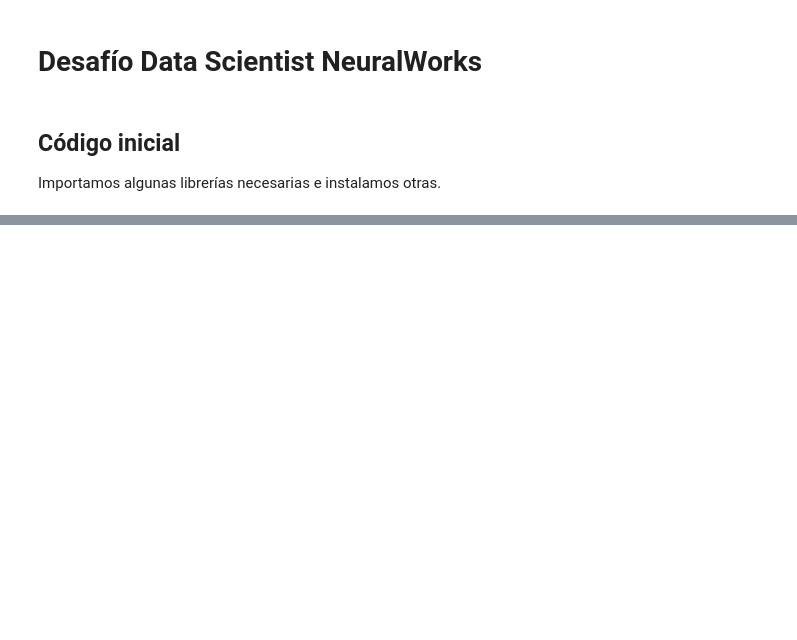
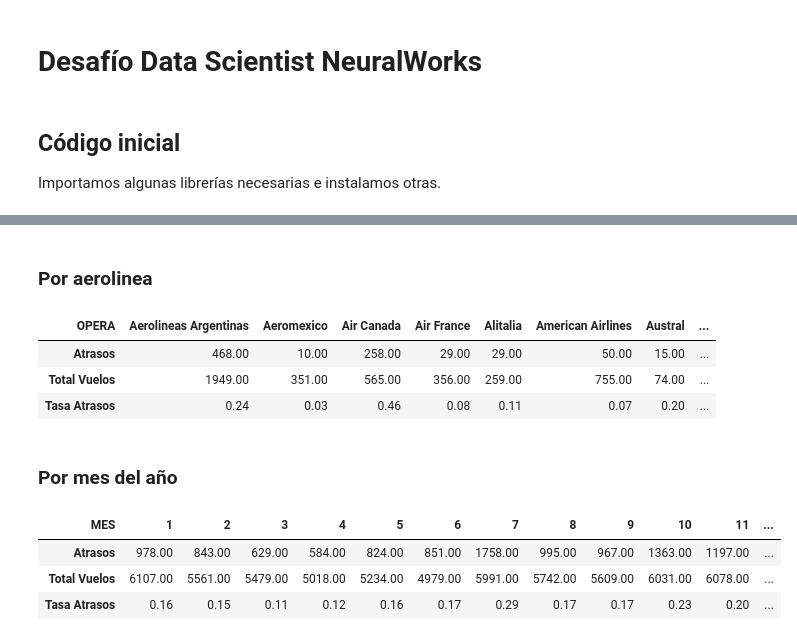
Before and after one commit to miguel-mf/challenge_ds_neuralworks, a Jupyter notebook: Challenge_Vuelos.ipynb, the cells around one changed output, grey strips where cells are left out. Cells and saved outputs as stored; diff of their text form; code cells hidden in the pictures; blank space fills up the shorter version.

```diff
--- a/Challenge_Vuelos.ipynb
+++ b/Challenge_Vuelos.ipynb
@@ -121,0 +193,20 @@ Si bien estas variables no se utilizarán para entrenar un modelo, sí podrían
+# %% [markdown]
+### Por aerolinea
+# %%
+df_aux = pd.pivot_table(df, values= "atraso_15", index=['OPERA'], aggfunc=('sum','count')).T
+determinador_ratios(df_aux)
+# %% [output]
+| OPERA | Aerolineas Argentinas | Aeromexico | Air Canada | Air France | Alitalia | American Airlines | Austral | ... |
+| Atrasos | 468.00 | 10.00 | 258.00 | 29.00 | 29.00 | 50.00 | 15.00 | ... |
+| Total Vuelos | 1949.00 | 351.00 | 565.00 | 356.00 | 259.00 | 755.00 | 74.00 | ... |
+| Tasa Atrasos | 0.24 | 0.03 | 0.46 | 0.08 | 0.11 | 0.07 | 0.20 | ... |
+# %% [markdown]
+### Por mes del año
+# %%
+df_aux = pd.pivot_table(df, values= "atraso_15", index=['MES'], aggfunc=('sum','count')).T
+determinador_ratios(df_aux)
+# %% [output]
+| MES | 1 | 2 | 3 | 4 | 5 | 6 | 7 | 8 | 9 | 10 | 11 | ... |
+| Atrasos | 978.00 | 843.00 | 629.00 | 584.00 | 824.00 | 851.00 | 1758.00 | 995.00 | 967.00 | 1363.00 | 1197.00 | ... |
+| Total Vuelos | 6107.00 | 5561.00 | 5479.00 | 5018.00 | 5234.00 | 4979.00 | 5991.00 | 5742.00 | 5609.00 | 6031.00 | 6078.00 | ... |
+| Tasa Atrasos | 0.16 | 0.15 | 0.11 | 0.12 | 0.16 | 0.17 | 0.29 | 0.17 | 0.17 | 0.23 | 0.20 | ... |
```
Also changed, not shown: parts of 29 cells of this notebook.
